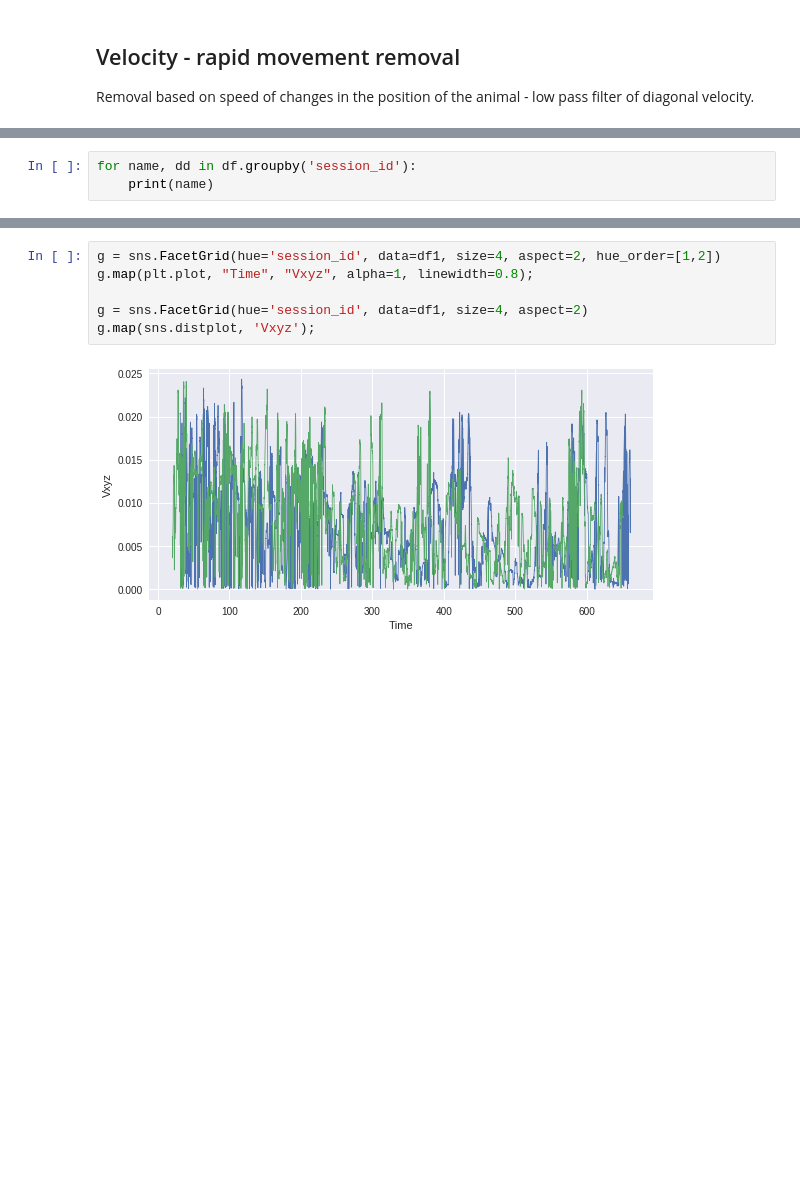
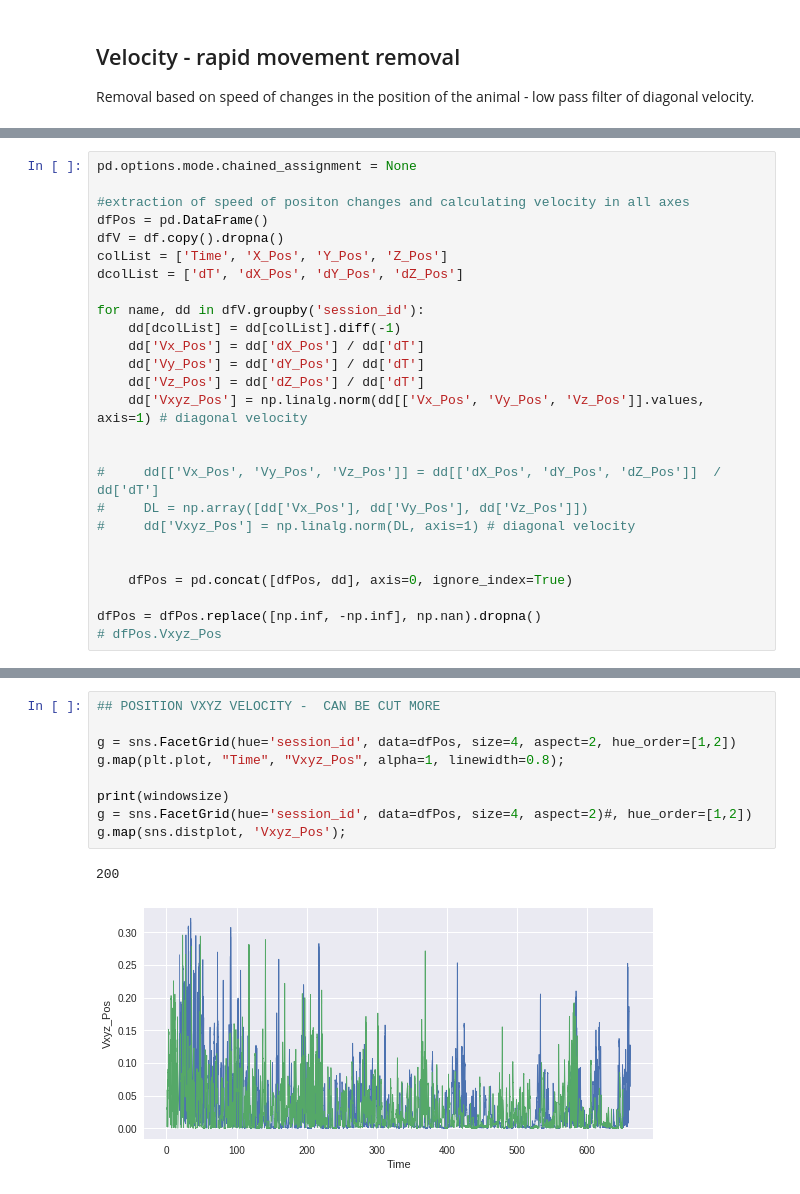
Before and after one commit to alTeska/VR_Acuity, a Jupyter notebook: notebooks/DatabaseFilter.ipynb, the cells around one changed output, grey strips where cells are left out. Drawn from its saved outputs; the diff is of its cells as text; blank space fills up the shorter version.

Commit message:
reinterpretation of old notebooks for new database, window size choice

```diff
--- a/notebooks/DatabaseFilter.ipynb
+++ b/notebooks/DatabaseFilter.ipynb
@@ -202,3 +151,0 @@ for i in mylist:
-# %%
-for name, dd in df.groupby('session_id'):
-    print(name)
@@ -234,0 +152,26 @@ dtype: float64
+# %%
+pd.options.mode.chained_assignment = None
+
+#extraction of speed of positon changes and calculating velocity in all axes
+dfPos = pd.DataFrame()
+dfV = df.copy().dropna()
+colList = ['Time', 'X_Pos', 'Y_Pos', 'Z_Pos']
+dcolList = ['dT', 'dX_Pos', 'dY_Pos', 'dZ_Pos']
+
+for name, dd in dfV.groupby('session_id'):
+    dd[dcolList] = dd[colList].diff(-1)
+    dd['Vx_Pos'] = dd['dX_Pos'] / dd['dT']
+    dd['Vy_Pos'] = dd['dY_Pos'] / dd['dT']
+    dd['Vz_Pos'] = dd['dZ_Pos'] / dd['dT']
+    dd['Vxyz_Pos'] = np.linalg.norm(dd[['Vx_Pos', 'Vy_Pos', 'Vz_Pos']].values, axis=1) # diagonal velocity
+
+
+#     dd[['Vx_Pos', 'Vy_Pos', 'Vz_Pos']] = dd[['dX_Pos', 'dY_Pos', 'dZ_Pos']]  / dd['dT']
+#     DL = np.array([dd['Vx_Pos'], dd['Vy_Pos'], dd['Vz_Pos']])
+#     dd['Vxyz_Pos'] = np.linalg.norm(DL, axis=1) # diagonal velocity
+
+
+    dfPos = pd.concat([dfPos, dd], axis=0, ignore_index=True)
+
+dfPos = dfPos.replace([np.inf, -np.inf], np.nan).dropna()
+# dfPos.Vxyz_Pos
@@ -235,8 +194,12 @@ dtype: float64
 # %%
-g = sns.FacetGrid(hue='session_id', data=df1, size=4, aspect=2, hue_order=[1,2])
-g.map(plt.plot, "Time", "Vxyz", alpha=1, linewidth=0.8);
+## POSITION VXYZ VELOCITY -  CAN BE CUT MORE
 
-g = sns.FacetGrid(hue='session_id', data=df1, size=4, aspect=2)
-g.map(sns.distplot, 'Vxyz');
+g = sns.FacetGrid(hue='session_id', data=dfPos, size=4, aspect=2, hue_order=[1,2])
+g.map(plt.plot, "Time", "Vxyz_Pos", alpha=1, linewidth=0.8);
+
+print(windowsize)
+g = sns.FacetGrid(hue='session_id', data=dfPos, size=4, aspect=2)#, hue_order=[1,2])
+g.map(sns.distplot, 'Vxyz_Pos');
 # %% [output]
+200
-[figure, old version]
+[figure, new version]
```
Also changed, not shown: parts of 16 cells of this notebook, 1 other file.
